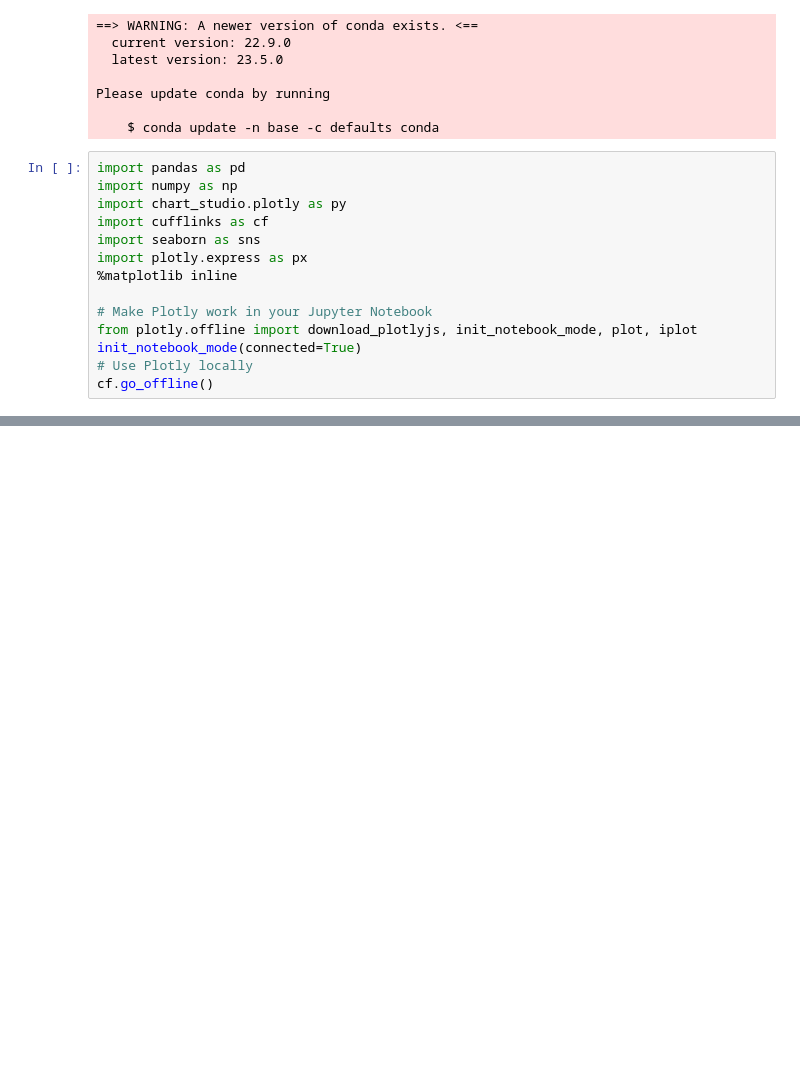
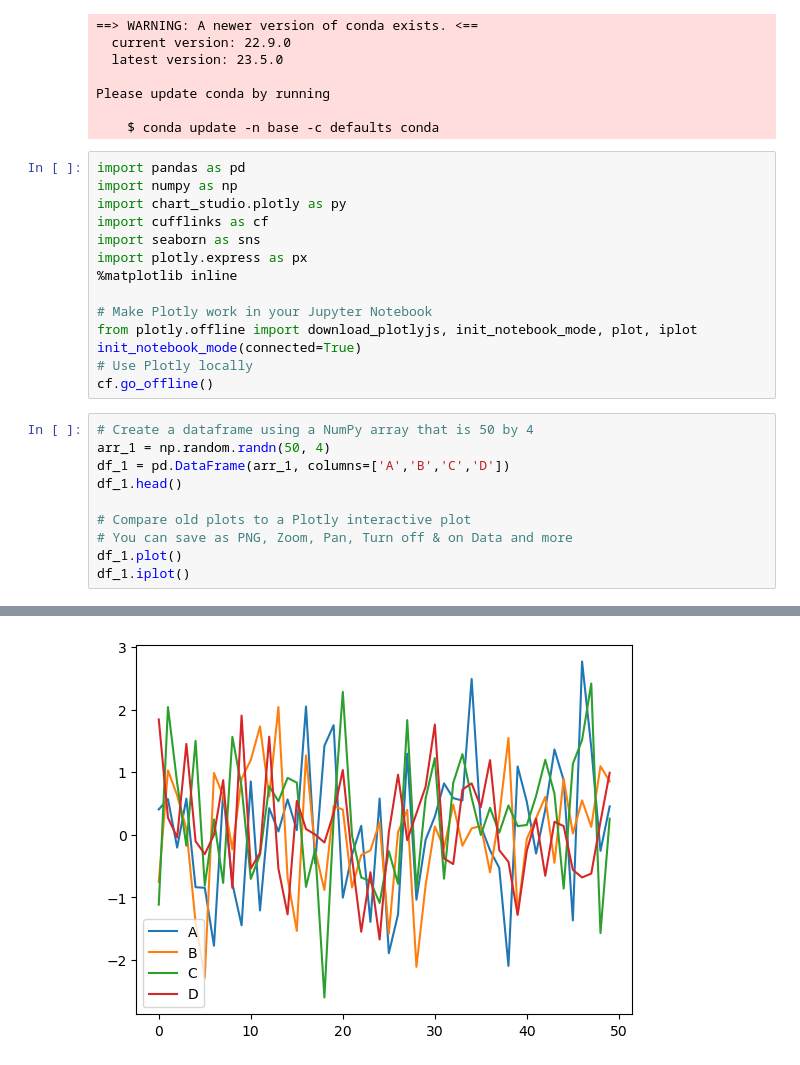
Before and after one commit to fgar13/plotlyjs-visualization, a Jupyter notebook: plotly-practice.ipynb, the cells around one changed output, grey strips where cells are left out. Saved outputs shown, nothing was run; the diff lists cells and outputs as text; blank space fills up the shorter version.

```diff
--- a/plotly-practice.ipynb
+++ b/plotly-practice.ipynb
@@ -132,3 +57,14 @@ from plotly.offline import download_plotlyjs, init_notebook_mode, plot, iplot
 init_notebook_mode(connected=True)
 # Use Plotly locally
 cf.go_offline()
+# %%
+# Create a dataframe using a NumPy array that is 50 by 4
+arr_1 = np.random.randn(50, 4)
+df_1 = pd.DataFrame(arr_1, columns=['A','B','C','D'])
+df_1.head()
+
+# Compare old plots to a Plotly interactive plot
+# You can save as PNG, Zoom, Pan, Turn off & on Data and more
+df_1.plot()
+df_1.iplot()
+# %% [output]
@@ -134,0 +72 @@ cf.go_offline()
+[figure, added]
```
Also changed, not shown: parts of 7 cells of this notebook, 1 other file.
